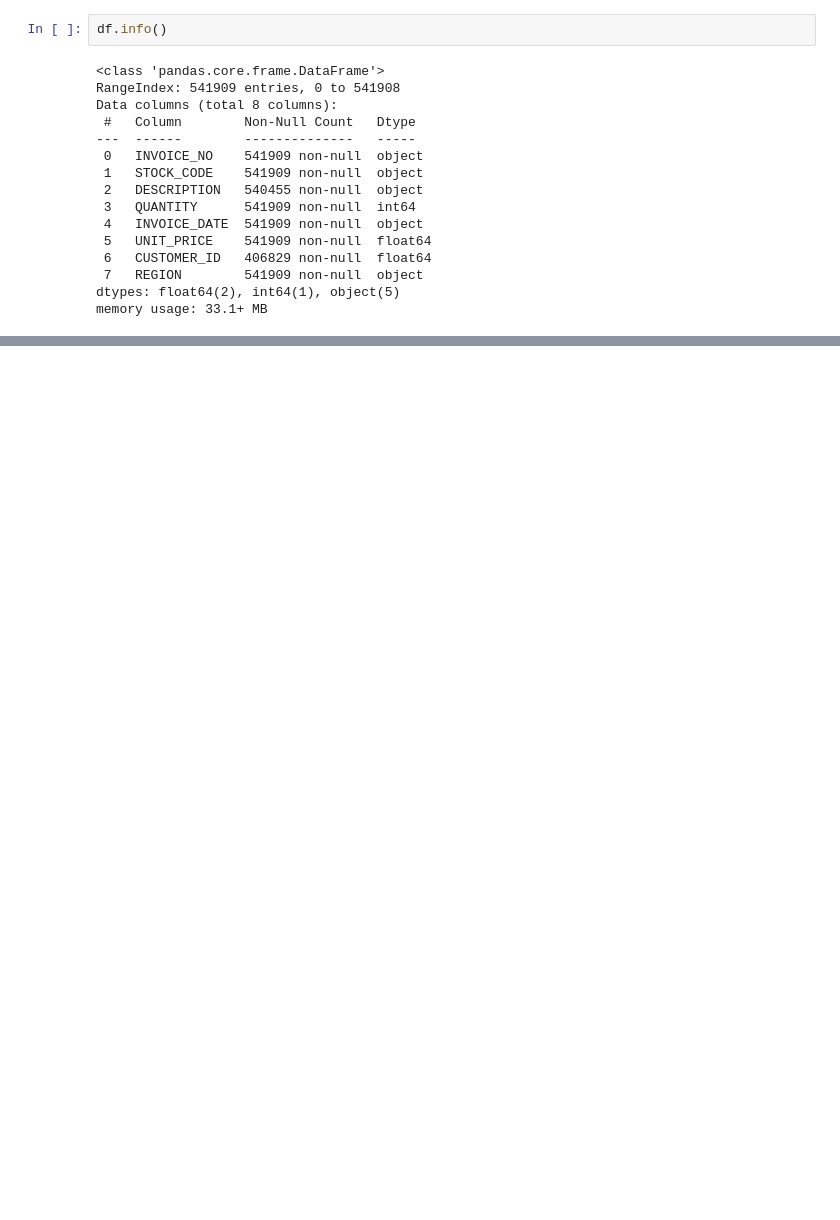
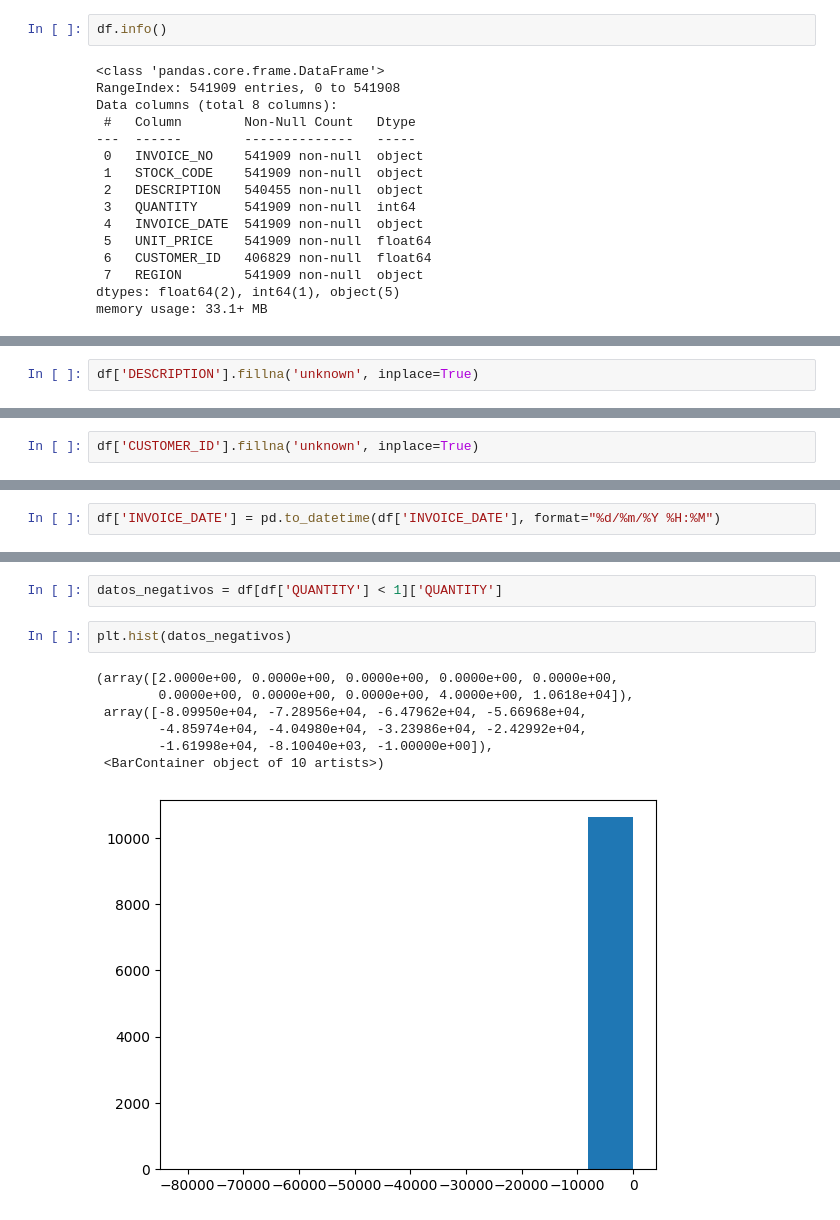
Before and after one commit to HidenLacan/Hackaton-data, a Jupyter notebook: hackhathon.ipynb, the cells around one changed output, grey strips where cells are left out. Saved outputs shown, nothing was run; the diff lists cells and outputs as text; blank space fills up the shorter version.

```diff
--- a/hackhathon.ipynb
+++ b/hackhathon.ipynb
@@ -52 +57,3 @@ df.select_dtypes('object').describe().T
 | REGION | 541909 | 38 | United Kingdom | 495478 |
+# %%
+df['DESCRIPTION'].fillna('unknown', inplace=True)
@@ -52,0 +99,2 @@ df.select_dtypes('object').describe().T
+# %%
+df['CUSTOMER_ID'].fillna('unknown', inplace=True)
@@ -64 +119,3 @@ REGION               0
 dtype: int64
+# %%
+df['INVOICE_DATE'] = pd.to_datetime(df['INVOICE_DATE'], format="%d/%m/%Y %H:%M")
@@ -64,0 +137,12 @@ dtype: int64
+# %%
+datos_negativos = df[df['QUANTITY'] < 1]['QUANTITY']
+# %%
+plt.hist(datos_negativos)
+# %% [output]
+(array([2.0000e+00, 0.0000e+00, 0.0000e+00, 0.0000e+00, 0.0000e+00,
+        0.0000e+00, 0.0000e+00, 0.0000e+00, 4.0000e+00, 1.0618e+04]),
+ array([-8.09950e+04, -7.28956e+04, -6.47962e+04, -5.66968e+04,
+        -4.85974e+04, -4.04980e+04, -3.23986e+04, -2.42992e+04,
+        -1.61998e+04, -8.10040e+03, -1.00000e+00]),
+ <BarContainer object of 10 artists>)
+[figure, added]
```
Also changed, not shown: parts of 20 cells of this notebook.
